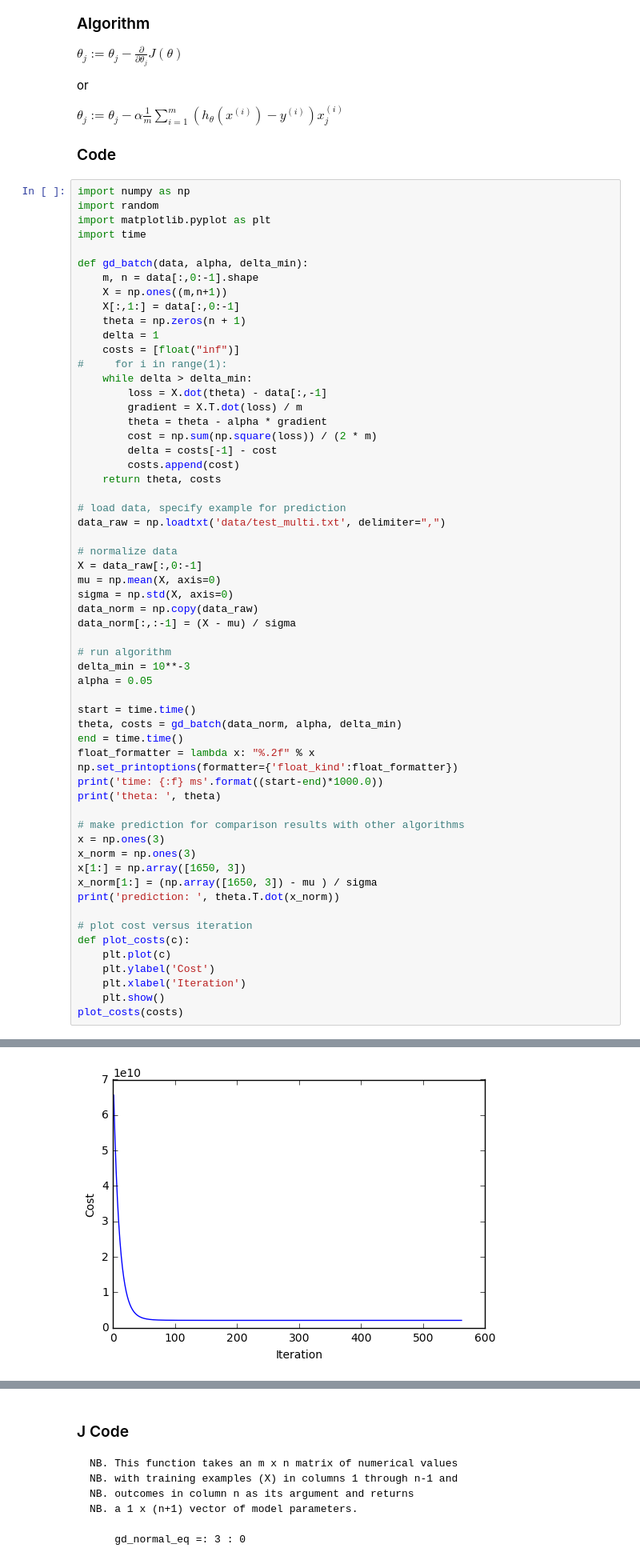
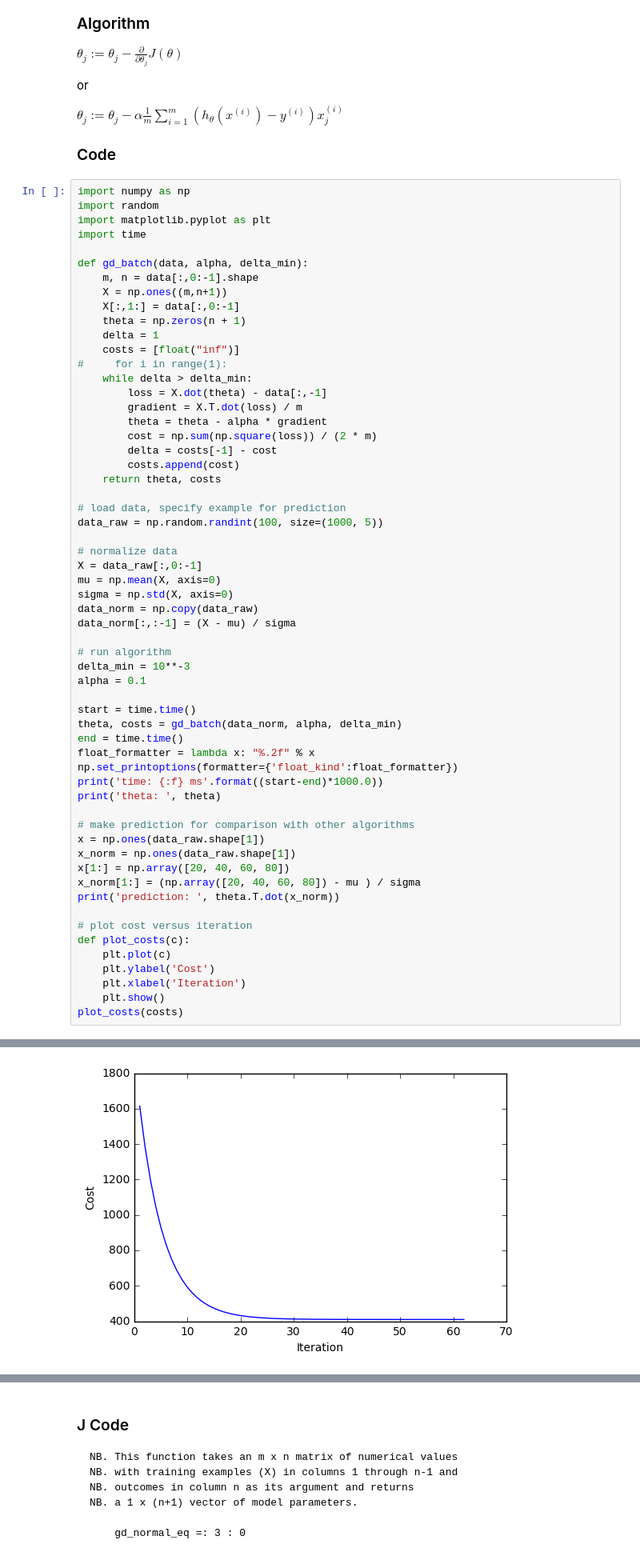
Before and after one commit to CalebEverett/gd_algorithms, a Jupyter notebook: gd_algorithms.ipynb, the cells around one changed output, grey strips where cells are left out. Shown at 80% size. Saved outputs shown, nothing was run; the diff lists cells and outputs as text.

```diff
--- a/gd_algorithms.ipynb
+++ b/gd_algorithms.ipynb
@@ -49,7 +49,7 @@ def gd_batch(data, alpha, delta_min):
     return theta, costs
 
 # load data, specify example for prediction
-data_raw = np.loadtxt('data/test_multi.txt', delimiter=",")
+data_raw = np.random.randint(100, size=(1000, 5))
 
 # normalize data
 X = data_raw[:,0:-1]
@@ -60,7 +60,7 @@ data_norm[:,:-1] = (X - mu) / sigma
 
 # run algorithm
 delta_min = 10**-3
-alpha = 0.05
+alpha = 0.1
 
 start = time.time()
 theta, costs = gd_batch(data_norm, alpha, delta_min)
@@ -70,11 +70,11 @@ np.set_printoptions(formatter={'float_kind':float_formatter})
 print('time: {:f} ms'.format((start-end)*1000.0))
 print('theta: ', theta)
 
-# make prediction for comparison results with other algorithms
-x = np.ones(3)
-x_norm = np.ones(3)
-x[1:] = np.array([1650, 3])
-x_norm[1:] = (np.array([1650, 3]) - mu ) / sigma
+# make prediction for comparison with other algorithms
+x = np.ones(data_raw.shape[1])
+x_norm = np.ones(data_raw.shape[1])
+x[1:] = np.array([20, 40, 60, 80])
+x_norm[1:] = (np.array([20, 40, 60, 80]) - mu ) / sigma
 print('prediction: ', theta.T.dot(x_norm))
 
 # plot cost versus iteration
@@ -91,4 +91,4 @@ prediction:  293081.511746
-[figure, old version]
+[figure, new version]
 # %% [markdown]
 # Normal Equation Gradient Descent
 
```
Also changed, not shown: parts of 10 cells of this notebook, 6 other files.
